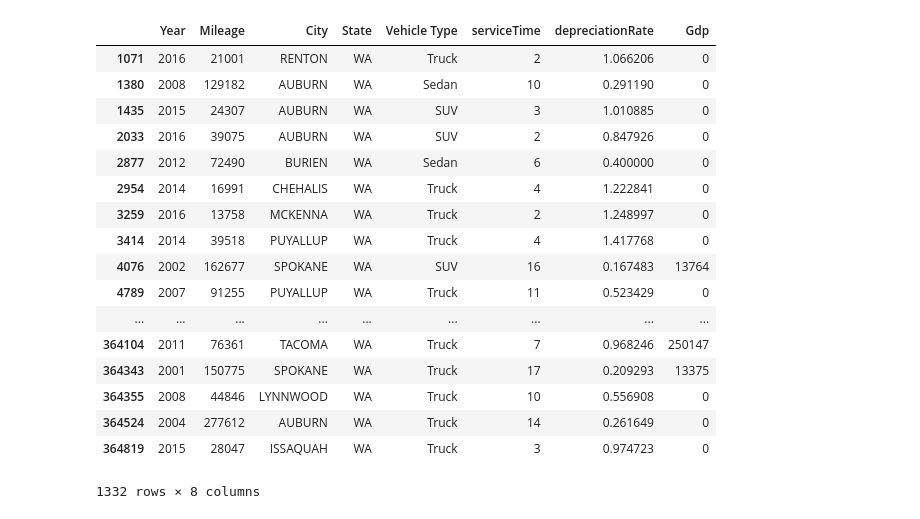
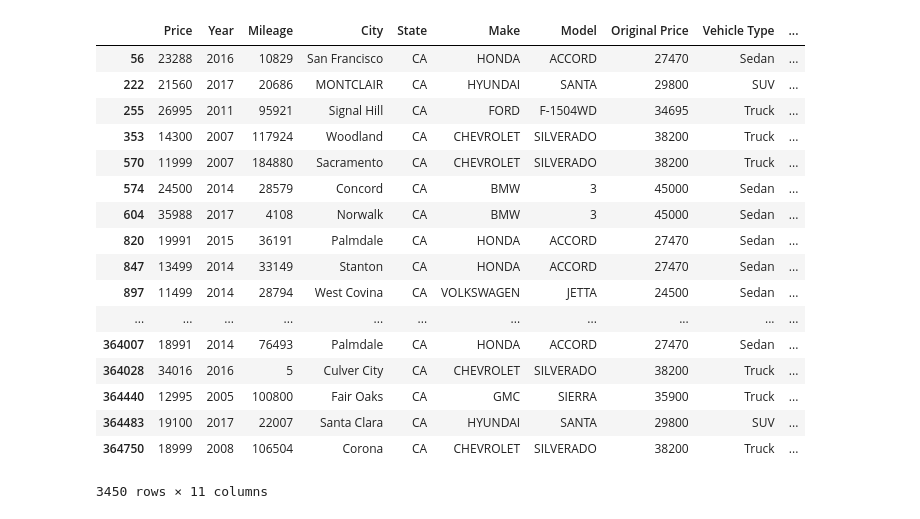
Before and after one commit to ZhuoShan/INFO370FinalProject, a Jupyter notebook: plot.ipynb, the cells around one changed output. Drawn from its saved outputs; the diff is of its cells as text; code cells hidden in the pictures.

```diff
--- a/plot.ipynb
+++ b/plot.ipynb
@@ -87,31 +163,32 @@ WAUsedCar.drop(WAUsedCar.columns[4],axis=1,inplace=True)
+# %%
+CAUsedCar
+# %% [output]
+|  | Price | Year | Mileage | City | State | Make | Model | Original Price | Vehicle Type | ... |
+| 56 | 23288 | 2016 | 10829 | San Francisco | CA | HONDA | ACCORD | 27470 | Sedan | ... |
+| 222 | 21560 | 2017 | 20686 | MONTCLAIR | CA | HYUNDAI | SANTA | 29800 | SUV | ... |
+| 255 | 26995 | 2011 | 95921 | Signal Hill | CA | FORD | F-1504WD | 34695 | Truck | ... |
+| 353 | 14300 | 2007 | 117924 | Woodland | CA | CHEVROLET | SILVERADO | 38200 | Truck | ... |
+| 570 | 11999 | 2007 | 184880 | Sacramento | CA | CHEVROLET | SILVERADO | 38200 | Truck | ... |
+| 574 | 24500 | 2014 | 28579 | Concord | CA | BMW | 3 | 45000 | Sedan | ... |
+| 604 | 35988 | 2017 | 4108 | Norwalk | CA | BMW | 3 | 45000 | Sedan | ... |
+| 820 | 19991 | 2015 | 36191 | Palmdale | CA | HONDA | ACCORD | 27470 | Sedan | ... |
+| 847 | 13499 | 2014 | 33149 | Stanton | CA | HONDA | ACCORD | 27470 | Sedan | ... |
+| 897 | 11499 | 2014 | 28794 | West Covina | CA | VOLKSWAGEN | JETTA | 24500 | Sedan | ... |
+| ... | ... | ... | ... | ... | ... | ... | ... | ... | ... | ... |
+| 364007 | 18991 | 2014 | 76493 | Palmdale | CA | HONDA | ACCORD | 27470 | Sedan | ... |
+| 364028 | 34016 | 2016 | 5 | Culver City | CA | CHEVROLET | SILVERADO | 38200 | Truck | ... |
+| 364440 | 12995 | 2005 | 100800 | Fair Oaks | CA | GMC | SIERRA | 35900 | Truck | ... |
+| 364483 | 19100 | 2017 | 22007 | Santa Clara | CA | HYUNDAI | SANTA | 29800 | SUV | ... |
+| 364750 | 18999 | 2008 | 106504 | Corona | CA | CHEVROLET | SILVERADO | 38200 | Truck | ... |
+3450 rows × 11 columns
 # %%
-WAUsedCar['Gdp'] = 0
-WAUsedCar['City'] = WAUsedCar['City'].str.upper()
+CAUsedCar['Gdp'] = 0
+CAUsedCar['City'] = CAUsedCar['City'].str.upper()
 gdp['GeoName'] = gdp['GeoName'].str.upper()
-for index,car in WAUsedCar.iterrows():
+for index,car in CAUsedCar.iterrows():
     allGdp = gdp[(gdp['GeoName'].str.contains(car['City']))]
     col = [col for col in allGdp.columns if str(car['Year']) in col]
     Gdp = allGdp[col].values.tolist()
     if len(Gdp) > 0:
         car['Gdp'] = Gdp[0][0]
-        WAUsedCar.at[index,'Gdp'] = float(Gdp[0][0])
-WAUsedCar
+        CAUsedCar.at[index,'Gdp'] = float(Gdp[0][0])
-# %% [output]
-|  | Year | Mileage | City | State | Vehicle Type | serviceTime | depreciationRate | Gdp |
-| 1071 | 2016 | 21001 | RENTON | WA | Truck | 2 | 1.066206 | 0 |
-| 1380 | 2008 | 129182 | AUBURN | WA | Sedan | 10 | 0.291190 | 0 |
-| 1435 | 2015 | 24307 | AUBURN | WA | SUV | 3 | 1.010885 | 0 |
-| 2033 | 2016 | 39075 | AUBURN | WA | SUV | 2 | 0.847926 | 0 |
-| 2877 | 2012 | 72490 | BURIEN | WA | Sedan | 6 | 0.400000 | 0 |
-| 2954 | 2014 | 16991 | CHEHALIS | WA | Truck | 4 | 1.222841 | 0 |
-| 3259 | 2016 | 13758 | MCKENNA | WA | Truck | 2 | 1.248997 | 0 |
-| 3414 | 2014 | 39518 | PUYALLUP | WA | Truck | 4 | 1.417768 | 0 |
-| 4076 | 2002 | 162677 | SPOKANE | WA | SUV | 16 | 0.167483 | 13764 |
-| 4789 | 2007 | 91255 | PUYALLUP | WA | Truck | 11 | 0.523429 | 0 |
-| ... | ... | ... | ... | ... | ... | ... | ... | ... |
-| 364104 | 2011 | 76361 | TACOMA | WA | Truck | 7 | 0.968246 | 250147 |
-| 364343 | 2001 | 150775 | SPOKANE | WA | Truck | 17 | 0.209293 | 13375 |
-| 364355 | 2008 | 44846 | LYNNWOOD | WA | Truck | 10 | 0.556908 | 0 |
-| 364524 | 2004 | 277612 | AUBURN | WA | Truck | 14 | 0.261649 | 0 |
-| 364819 | 2015 | 28047 | ISSAQUAH | WA | Truck | 3 | 0.974723 | 0 |
-1332 rows × 8 columns
```
Also changed, not shown: parts of 22 cells of this notebook, 1 other file.
